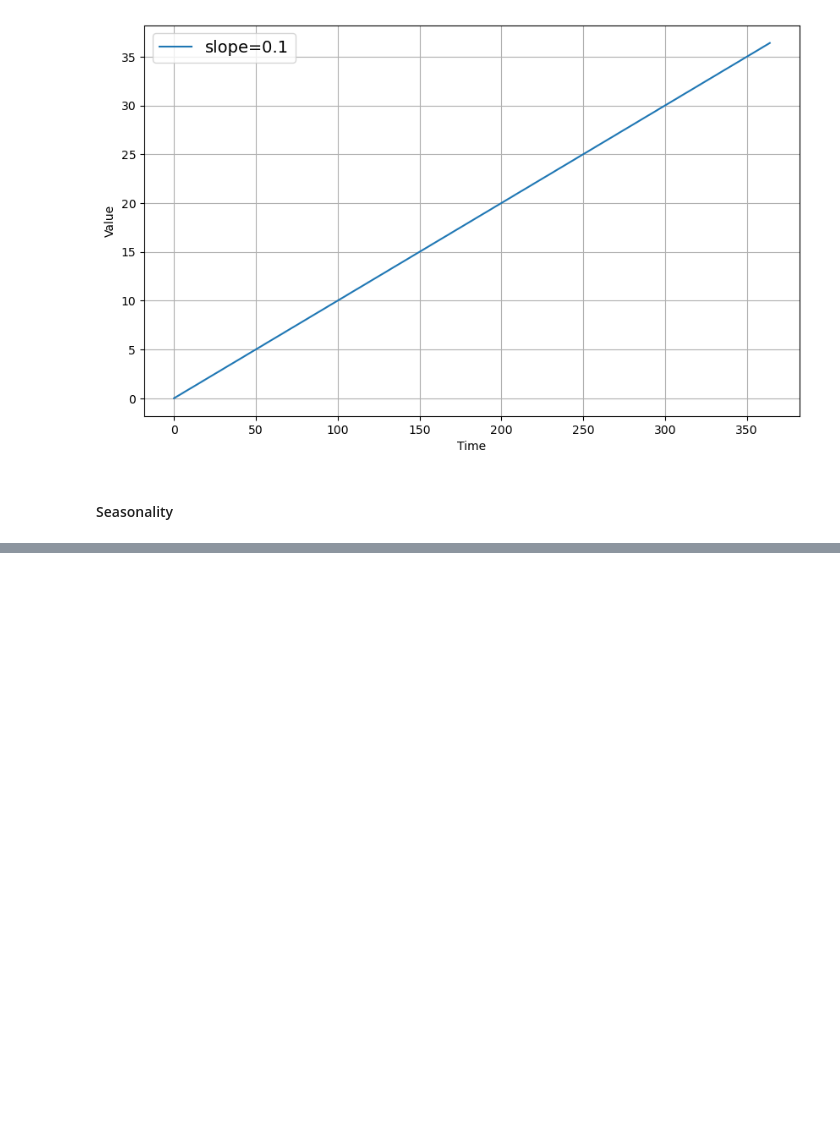
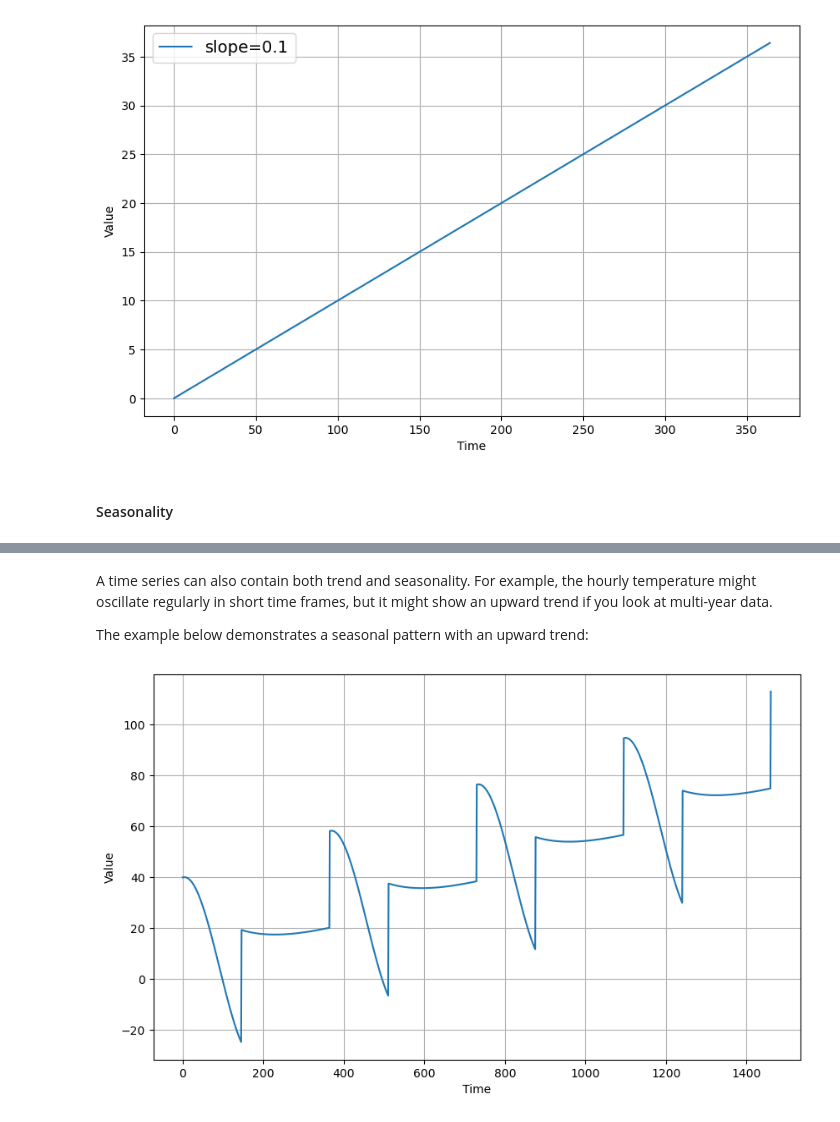
Before and after one commit to karamalhanatleh/DeepLearning.AI-TensorFlow-Developer-Professional, a Jupyter notebook: Sequences, Time Series and Prediction/Week1/Time Series Plots.ipynb, the cells around one changed output, grey strips where cells are left out. Cells and saved outputs as stored; diff of their text form; code cells hidden in the pictures; blank space fills up the shorter version.

```diff
--- a/Sequences, Time Series and Prediction/Week1/Time Series Plots.ipynb
+++ b/Sequences, Time Series and Prediction/Week1/Time Series Plots.ipynb
@@ -74,0 +106,15 @@ plot_series(time , series , label=[f'slope={slope}'])
+# %% [markdown]
+A time series can also contain both trend and seasonality. For example, the hourly temperature might oscillate regularly in short time frames, but it might show an upward trend if you look at multi-year data.
+
+The example below demonstrates a seasonal pattern with an upward trend:
+# %%
+# Define seasonal parameters
+slope = 0.05
+period = 365
+amplitude = 40
+
+series= trend(time,slope)+seasonality(time , period , amplitude)
+
+plot_series(time ,series)
+# %% [output]
+[figure, added]
```
Also changed, not shown: parts of 26 cells of this notebook, 1 other file.
